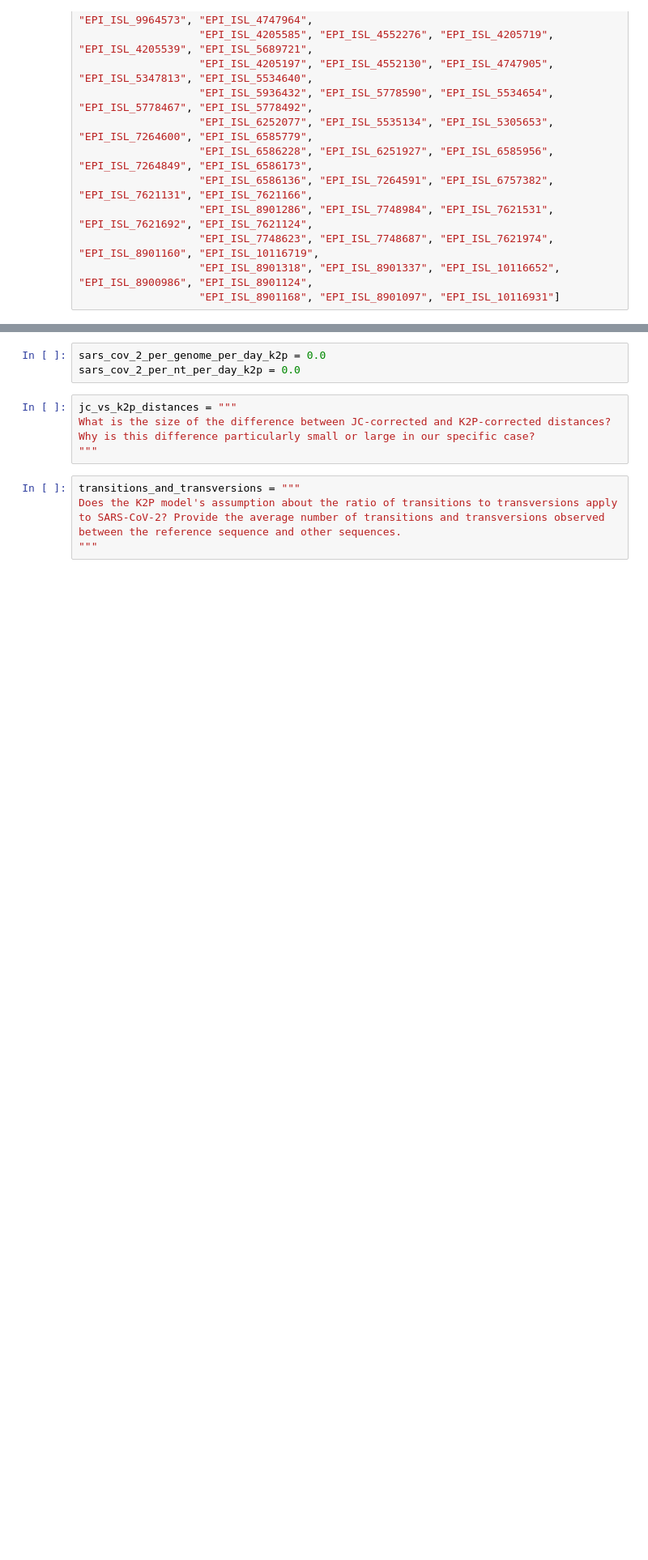
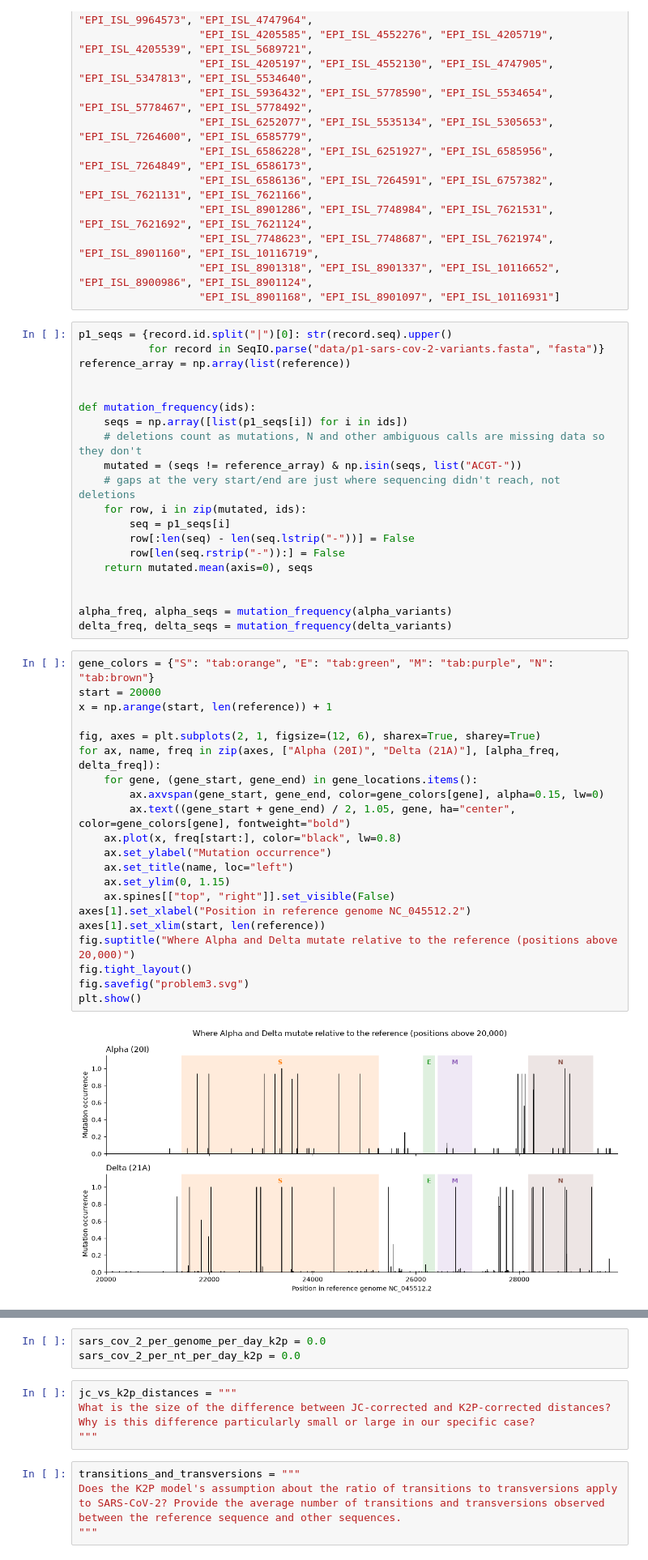
Before and after one commit to Seniru0/assign_viral_evo, a Jupyter notebook: viral_evo_workbook.ipynb, the cells around one changed output, grey strips where cells are left out. Shown at 81% size. Saved outputs shown, nothing was run; the diff lists cells and outputs as text; blank space fills up the shorter version.

Commit message:
Problem 4: Alpha and Delta variant-specific mutations

```diff
--- a/viral_evo_workbook.ipynb
+++ b/viral_evo_workbook.ipynb
@@ -298,3 +298,46 @@ delta_variants =  ["EPI_ISL_1904460", "EPI_ISL_1904466", "EPI_ISL_1904469", "EPI
                    "EPI_ISL_7748623", "EPI_ISL_7748687", "EPI_ISL_7621974", "EPI_ISL_8901160", "EPI_ISL_10116719",
                    "EPI_ISL_8901318", "EPI_ISL_8901337", "EPI_ISL_10116652", "EPI_ISL_8900986", "EPI_ISL_8901124",
                    "EPI_ISL_8901168", "EPI_ISL_8901097", "EPI_ISL_10116931"]
+# %%
+p1_seqs = {record.id.split("|")[0]: str(record.seq).upper()
+           for record in SeqIO.parse("data/p1-sars-cov-2-variants.fasta", "fasta")}
+reference_array = np.array(list(reference))
+
+
+def mutation_frequency(ids):
+    seqs = np.array([list(p1_seqs[i]) for i in ids])
+    # deletions count as mutations, N and other ambiguous calls are missing data so they don't
+    mutated = (seqs != reference_array) & np.isin(seqs, list("ACGT-"))
+    # gaps at the very start/end are just where sequencing didn't reach, not deletions
+    for row, i in zip(mutated, ids):
+        seq = p1_seqs[i]
+        row[:len(seq) - len(seq.lstrip("-"))] = False
+        row[len(seq.rstrip("-")):] = False
+    return mutated.mean(axis=0), seqs
+
+
+alpha_freq, alpha_seqs = mutation_frequency(alpha_variants)
+delta_freq, delta_seqs = mutation_frequency(delta_variants)
+# %%
+gene_colors = {"S": "tab:orange", "E": "tab:green", "M": "tab:purple", "N": "tab:brown"}
+start = 20000
+x = np.arange(start, len(reference)) + 1
+
+fig, axes = plt.subplots(2, 1, figsize=(12, 6), sharex=True, sharey=True)
+for ax, name, freq in zip(axes, ["Alpha (20I)", "Delta (21A)"], [alpha_freq, delta_freq]):
+    for gene, (gene_start, gene_end) in gene_locations.items():
+        ax.axvspan(gene_start, gene_end, color=gene_colors[gene], alpha=0.15, lw=0)
+        ax.text((gene_start + gene_end) / 2, 1.05, gene, ha="center", color=gene_colors[gene], fontweight="bold")
+    ax.plot(x, freq[start:], color="black", lw=0.8)
+    ax.set_ylabel("Mutation occurrence")
+    ax.set_title(name, loc="left")
+    ax.set_ylim(0, 1.15)
+    ax.spines[["top", "right"]].set_visible(False)
+axes[1].set_xlabel("Position in reference genome NC_045512.2")
+axes[1].set_xlim(start, len(reference))
+fig.suptitle("Where Alpha and Delta mutate relative to the reference (positions above 20,000)")
+fig.tight_layout()
+fig.savefig("problem3.svg")
+plt.show()
+# %% [output]
+[figure, added]
```
Also changed, not shown: parts of 4 cells of this notebook, 1 other file.
